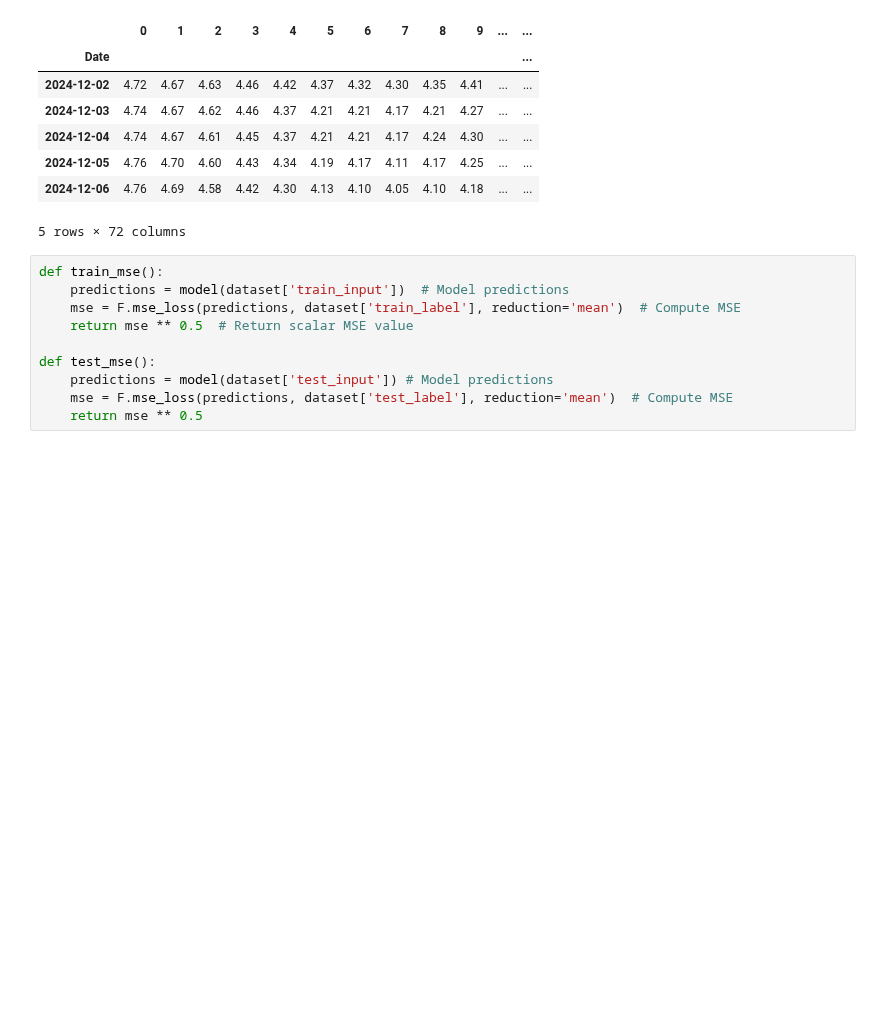
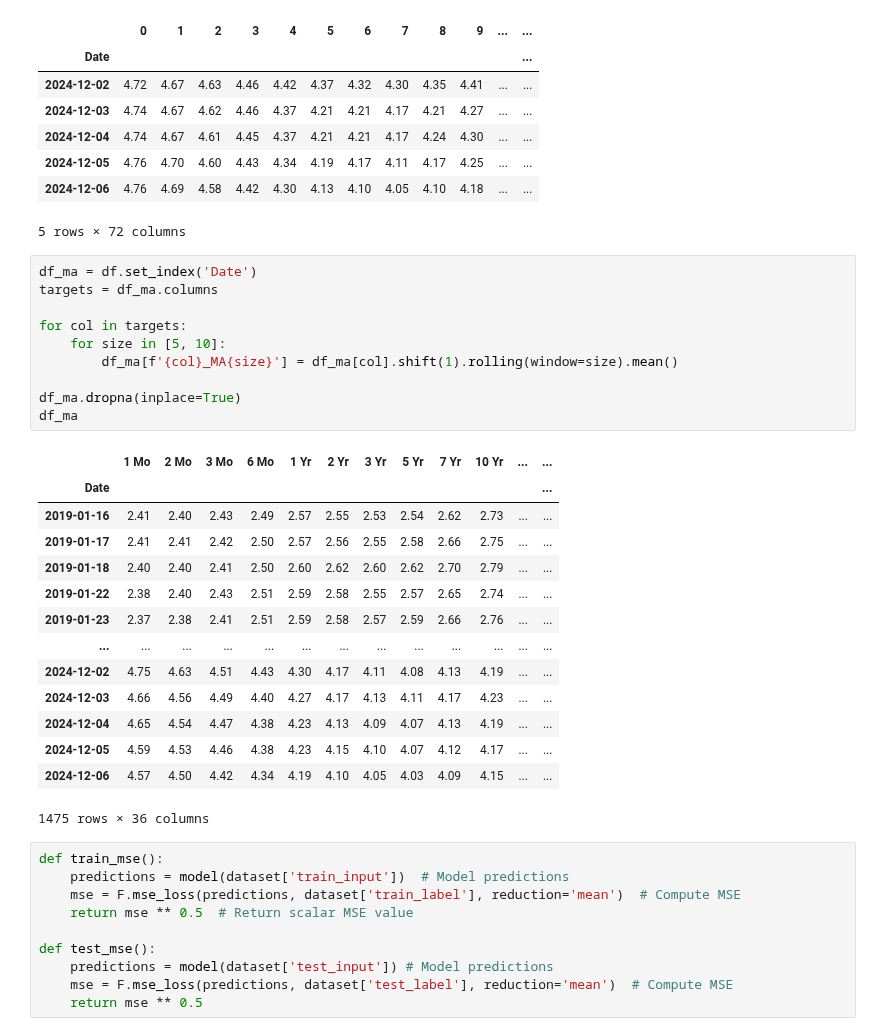
Before and after one commit to QuanPham19/functional-kan, a Jupyter notebook: phase_1/notebooks_treasury/treasury__kan.ipynb, the cells around one changed output. Saved outputs shown, nothing was run; the diff lists cells and outputs as text; blank space fills up the shorter version.

```diff
--- a/phase_1/notebooks_treasury/treasury_multi_kan.ipynb
+++ b/phase_1/notebooks_treasury/treasury__kan.ipynb
@@ -57,6 +57,31 @@ df_flat.tail()
 | 2024-12-05 | 4.76 | 4.70 | 4.60 | 4.43 | 4.34 | 4.19 | 4.17 | 4.11 | 4.17 | 4.25 | ... | ... |
 | 2024-12-06 | 4.76 | 4.69 | 4.58 | 4.42 | 4.30 | 4.13 | 4.10 | 4.05 | 4.10 | 4.18 | ... | ... |
 5 rows × 72 columns
+# %%
+df_ma = df.set_index('Date')
+targets = df_ma.columns
+
+for col in targets:
+    for size in [5, 10]:
+        df_ma[f'{col}_MA{size}'] = df_ma[col].shift(1).rolling(window=size).mean()
+
+df_ma.dropna(inplace=True)
+df_ma
+# %% [output]
+|  | 1 Mo | 2 Mo | 3 Mo | 6 Mo | 1 Yr | 2 Yr | 3 Yr | 5 Yr | 7 Yr | 10 Yr | ... | ... |
+| Date |  |  |  |  |  |  |  |  |  |  |  | ... |
+| 2019-01-16 | 2.41 | 2.40 | 2.43 | 2.49 | 2.57 | 2.55 | 2.53 | 2.54 | 2.62 | 2.73 | ... | ... |
+| 2019-01-17 | 2.41 | 2.41 | 2.42 | 2.50 | 2.57 | 2.56 | 2.55 | 2.58 | 2.66 | 2.75 | ... | ... |
+| 2019-01-18 | 2.40 | 2.40 | 2.41 | 2.50 | 2.60 | 2.62 | 2.60 | 2.62 | 2.70 | 2.79 | ... | ... |
+| 2019-01-22 | 2.38 | 2.40 | 2.43 | 2.51 | 2.59 | 2.58 | 2.55 | 2.57 | 2.65 | 2.74 | ... | ... |
+| 2019-01-23 | 2.37 | 2.38 | 2.41 | 2.51 | 2.59 | 2.58 | 2.57 | 2.59 | 2.66 | 2.76 | ... | ... |
+| ... | ... | ... | ... | ... | ... | ... | ... | ... | ... | ... | ... | ... |
+| 2024-12-02 | 4.75 | 4.63 | 4.51 | 4.43 | 4.30 | 4.17 | 4.11 | 4.08 | 4.13 | 4.19 | ... | ... |
+| 2024-12-03 | 4.66 | 4.56 | 4.49 | 4.40 | 4.27 | 4.17 | 4.13 | 4.11 | 4.17 | 4.23 | ... | ... |
+| 2024-12-04 | 4.65 | 4.54 | 4.47 | 4.38 | 4.23 | 4.13 | 4.09 | 4.07 | 4.13 | 4.19 | ... | ... |
+| 2024-12-05 | 4.59 | 4.53 | 4.46 | 4.38 | 4.23 | 4.15 | 4.10 | 4.07 | 4.12 | 4.17 | ... | ... |
+| 2024-12-06 | 4.57 | 4.50 | 4.42 | 4.34 | 4.19 | 4.10 | 4.05 | 4.03 | 4.09 | 4.15 | ... | ... |
+1475 rows × 36 columns
 # %%
 def train_mse():
     predictions = model(dataset['train_input'])  # Model predictions
```
Also changed, not shown: parts of 2 cells of this notebook, 12 other files.
